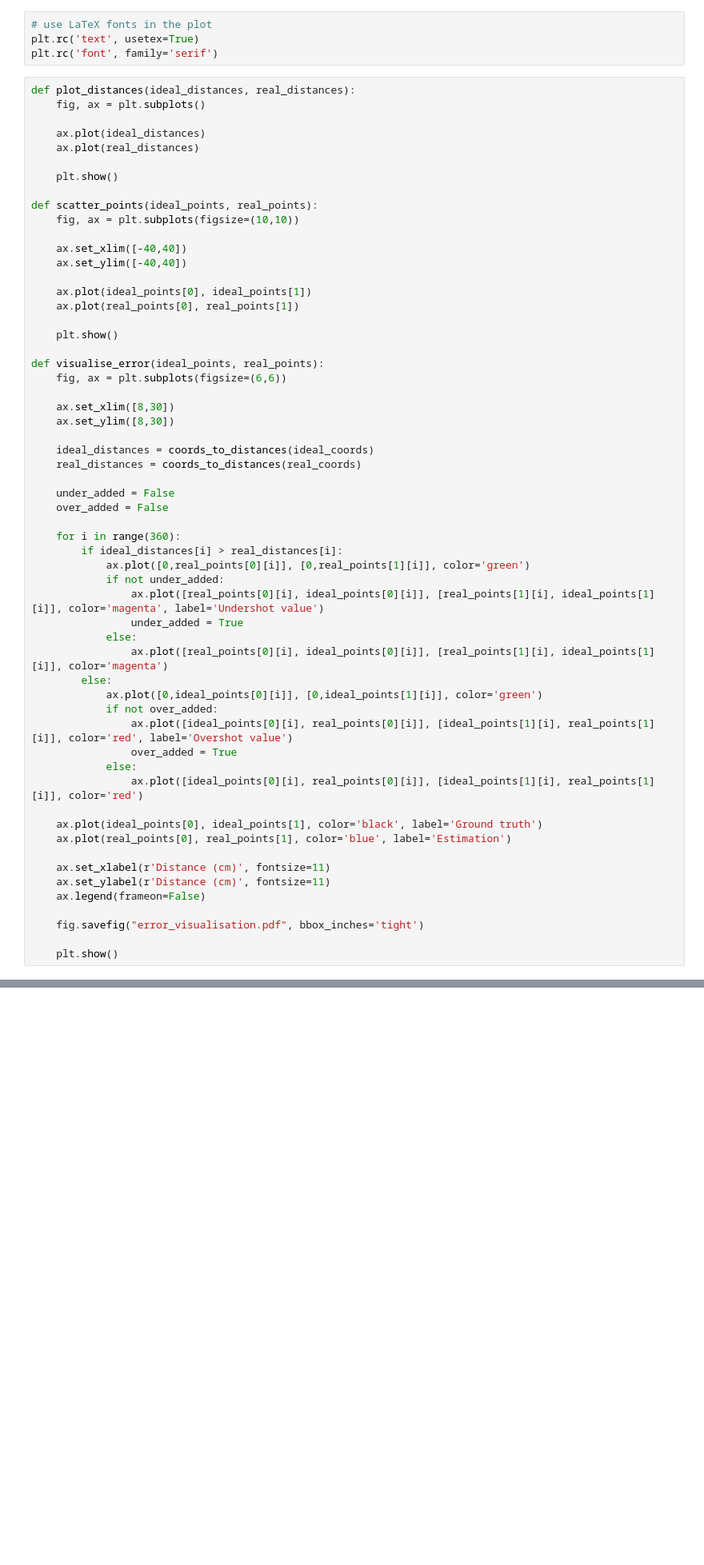
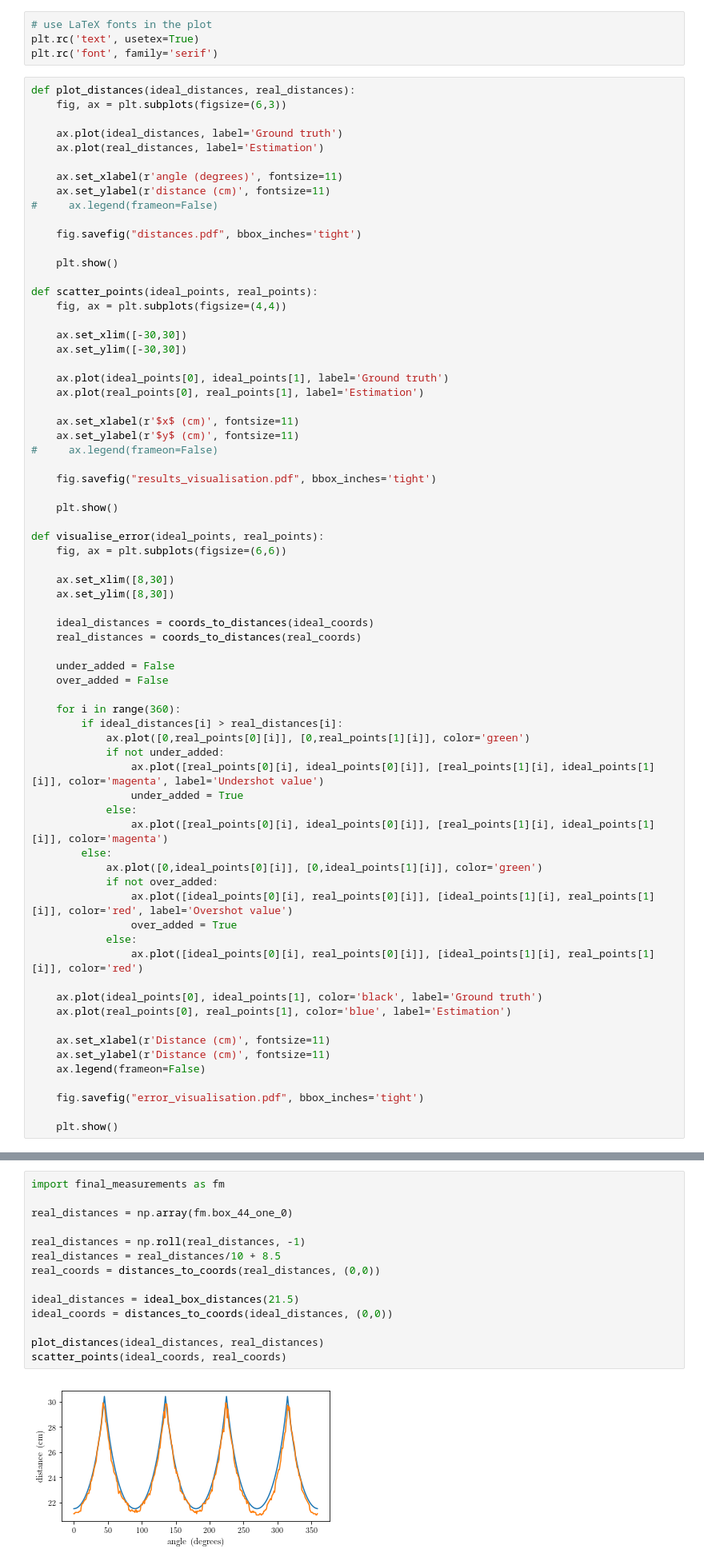
Before and after one commit to fznsakib/arduino-mapping, a Jupyter notebook: graphs/plots.ipynb, the cells around one changed output, grey strips where cells are left out. Shown: that part at 80% size. Saved outputs shown, nothing was run; the diff lists cells and outputs as text; blank space fills up the shorter version.

```diff
--- a/graphs/plots.ipynb
+++ b/graphs/plots.ipynb
@@ -7,21 +7,33 @@ plt.rc('text', usetex=True)
 plt.rc('font', family='serif')
 # %%
 def plot_distances(ideal_distances, real_distances):
-    fig, ax = plt.subplots()
+    fig, ax = plt.subplots(figsize=(6,3))
 
-    ax.plot(ideal_distances)
-    ax.plot(real_distances)
+    ax.plot(ideal_distances, label='Ground truth')
+    ax.plot(real_distances, label='Estimation')
+
+    ax.set_xlabel(r'angle (degrees)', fontsize=11)
+    ax.set_ylabel(r'distance (cm)', fontsize=11)
+#     ax.legend(frameon=False)
+
+    fig.savefig("distances.pdf", bbox_inches='tight')
 
     plt.show()
 
 def scatter_points(ideal_points, real_points):
-    fig, ax = plt.subplots(figsize=(10,10))
+    fig, ax = plt.subplots(figsize=(4,4))
 
-    ax.set_xlim([-40,40])
-    ax.set_ylim([-40,40])
+    ax.set_xlim([-30,30])
+    ax.set_ylim([-30,30])
 
-    ax.plot(ideal_points[0], ideal_points[1])
-    ax.plot(real_points[0], real_points[1])
+    ax.plot(ideal_points[0], ideal_points[1], label='Ground truth')
+    ax.plot(real_points[0], real_points[1], label='Estimation')
+
+    ax.set_xlabel(r'$x$ (cm)', fontsize=11)
+    ax.set_ylabel(r'$y$ (cm)', fontsize=11)
+#     ax.legend(frameon=False)
+
+    fig.savefig("results_visualisation.pdf", bbox_inches='tight')
 
     plt.show()
 
@@ -126,0 +94,16 @@ scatter_points(ideal_coords, real_coords)
+# %%
+import final_measurements as fm
+
+real_distances = np.array(fm.box_44_one_0)
+
+real_distances = np.roll(real_distances, -1)
+real_distances = real_distances/10 + 8.5
+real_coords = distances_to_coords(real_distances, (0,0))
+
+ideal_distances = ideal_box_distances(21.5)
+ideal_coords = distances_to_coords(ideal_distances, (0,0))
+
+plot_distances(ideal_distances, real_distances)
+scatter_points(ideal_coords, real_coords)
+# %% [output]
+[figure, added]
```
Also changed, not shown: parts of 4 cells of this notebook.
